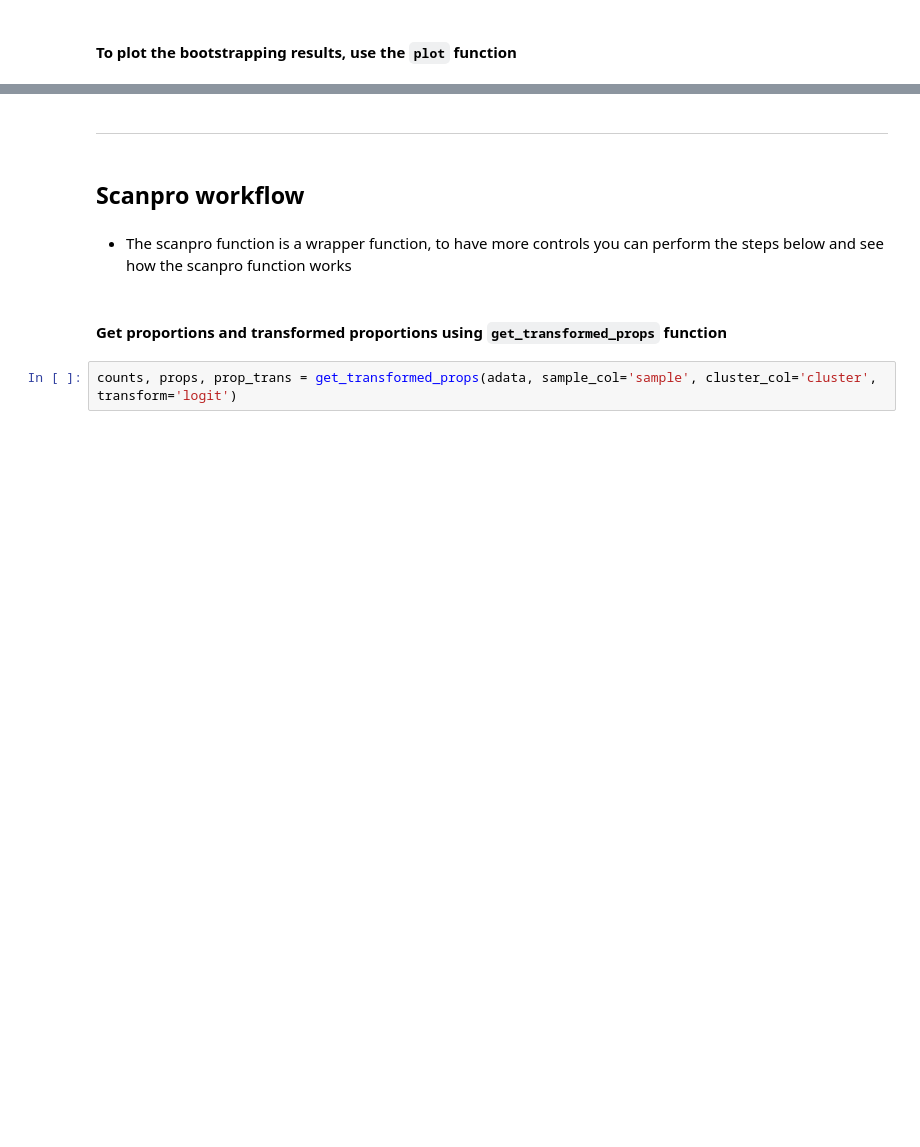
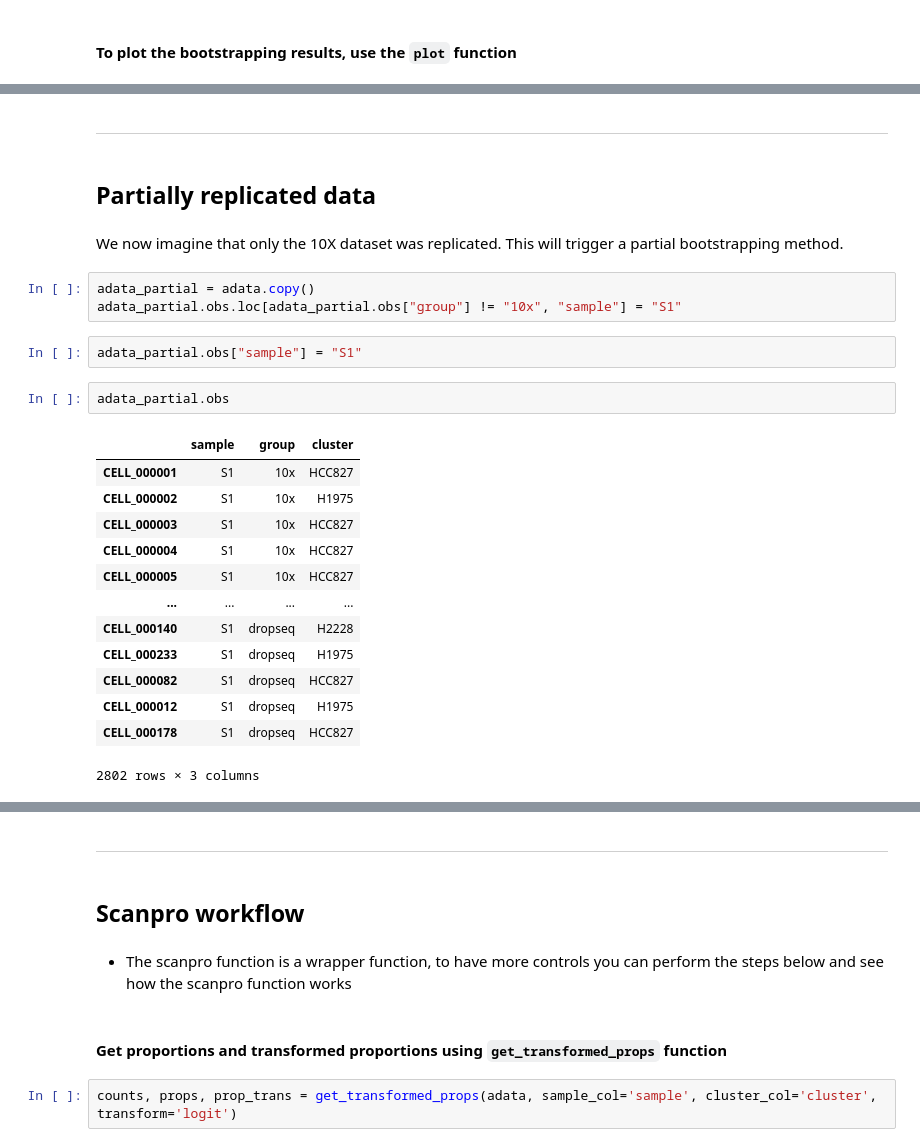
Before and after one commit to loosolab/scanpro, a Jupyter notebook: examples/proportion_analysis.ipynb, the cells around one changed output, grey strips where cells are left out. Cells and saved outputs as stored; diff of their text form; blank space fills up the shorter version.

```diff
--- a/examples/proportion_analysis.ipynb
+++ b/examples/proportion_analysis.ipynb
@@ -189 +339,28 @@ out_boot.plot()
 [figure]
+# %% [markdown]
+------------------
+# %% [markdown]
+## Partially replicated data
+# %% [markdown]
+We now imagine that only the 10X dataset was replicated. This will trigger a partial bootstrapping method.
+# %%
+adata_partial = adata.copy()
+adata_partial.obs.loc[adata_partial.obs["group"] != "10x", "sample"] = "S1"
+# %%
+adata_partial.obs["sample"] = "S1"
+# %%
+adata_partial.obs
+# %% [output]
+|  | sample | group | cluster |
+| CELL_000001 | S1 | 10x | HCC827 |
+| CELL_000002 | S1 | 10x | H1975 |
+| CELL_000003 | S1 | 10x | HCC827 |
+| CELL_000004 | S1 | 10x | HCC827 |
+| CELL_000005 | S1 | 10x | HCC827 |
+| ... | ... | ... | ... |
+| CELL_000140 | S1 | dropseq | H2228 |
+| CELL_000233 | S1 | dropseq | H1975 |
+| CELL_000082 | S1 | dropseq | HCC827 |
+| CELL_000012 | S1 | dropseq | H1975 |
+| CELL_000178 | S1 | dropseq | HCC827 |
+2802 rows × 3 columns
```
Also changed, not shown: parts of 25 cells of this notebook, 1 other file.
